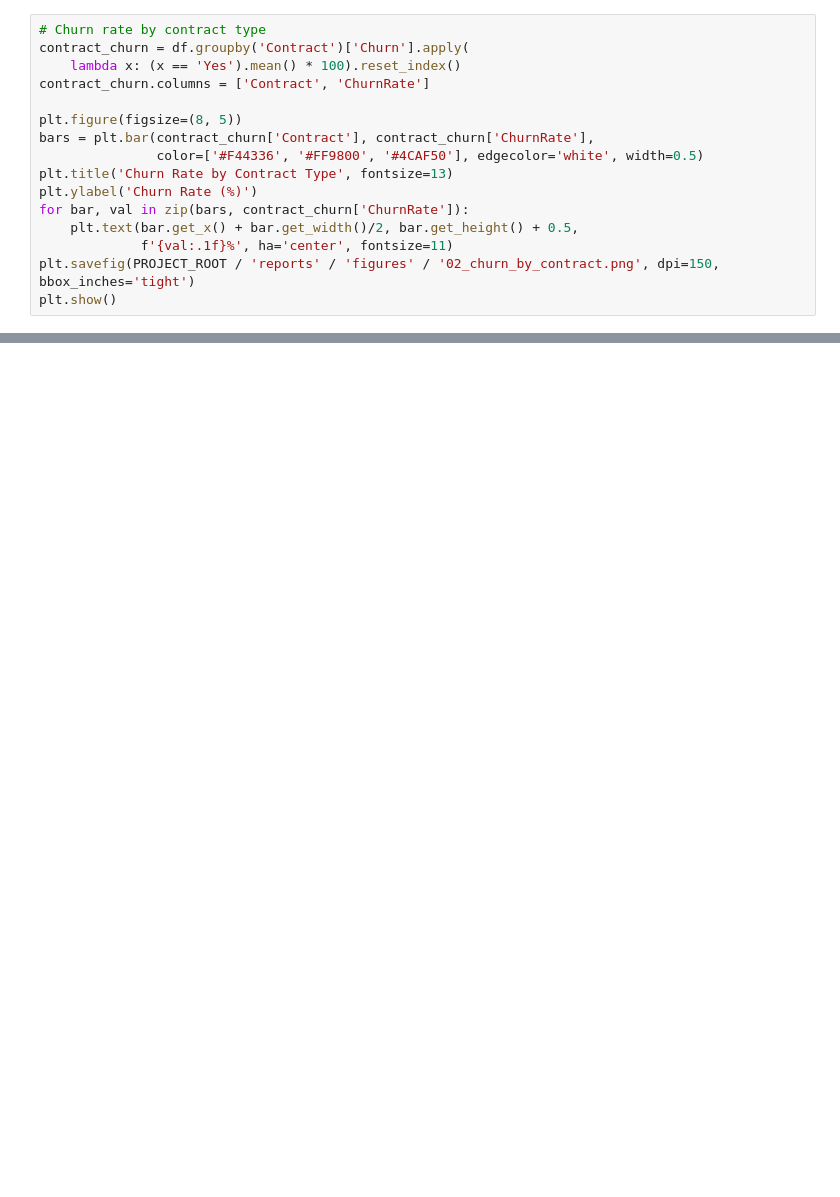
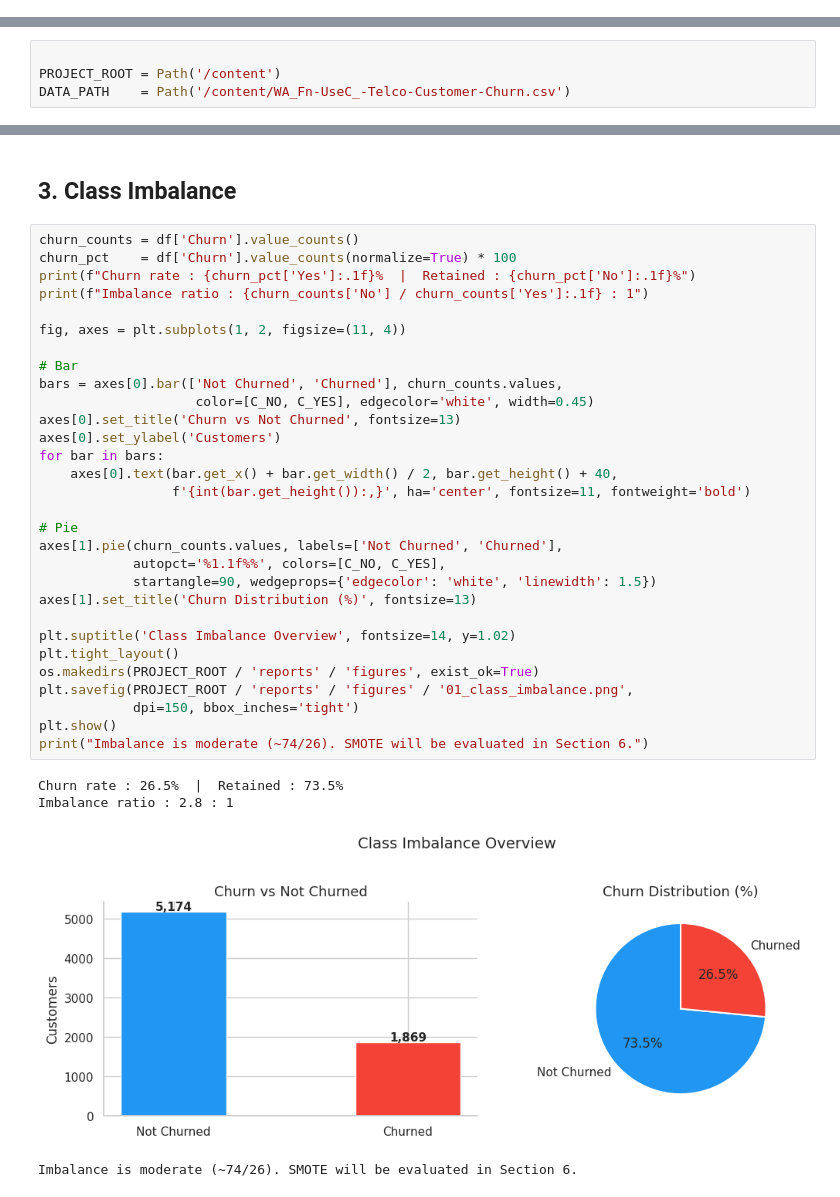
Before and after one commit to Radwan-RIMA/churnx, a Jupyter notebook: notebooks/01_EDA_and_Preprocessing.ipynb, the cells around one changed output, grey strips where cells are left out. Cells and saved outputs as stored; diff of their text form; blank space fills up the shorter version.

```diff
--- a/notebooks/01_EDA_and_Preprocessing.ipynb
+++ b/notebooks/01_EDA_and_Preprocessing.ipynb
@@ -106,16 +0,0 @@ Churn rate: 26.5%  |  Retained: 73.5%
-# %%
-# Churn rate by contract type
-contract_churn = df.groupby('Contract')['Churn'].apply(
-    lambda x: (x == 'Yes').mean() * 100).reset_index()
-contract_churn.columns = ['Contract', 'ChurnRate']
-
-plt.figure(figsize=(8, 5))
-bars = plt.bar(contract_churn['Contract'], contract_churn['ChurnRate'],
-               color=['#F44336', '#FF9800', '#4CAF50'], edgecolor='white', width=0.5)
-plt.title('Churn Rate by Contract Type', fontsize=13)
-plt.ylabel('Churn Rate (%)')
-for bar, val in zip(bars, contract_churn['ChurnRate']):
-    plt.text(bar.get_x() + bar.get_width()/2, bar.get_height() + 0.5,
-             f'{val:.1f}%', ha='center', fontsize=11)
-plt.savefig(PROJECT_ROOT / 'reports' / 'figures' / '02_churn_by_contract.png', dpi=150, bbox_inches='tight')
-plt.show()
@@ -545,0 +24,4 @@ Notebook 1 complete. Run Notebook 2 next.
+# %%
+
+PROJECT_ROOT = Path('/content')
+DATA_PATH    = Path('/content/WA_Fn-UseC_-Telco-Customer-Churn.csv')
@@ -545,0 +137,37 @@ Notebook 1 complete. Run Notebook 2 next.
+# %% [markdown]
+## 3. Class Imbalance
+# %%
+churn_counts = df['Churn'].value_counts()
+churn_pct    = df['Churn'].value_counts(normalize=True) * 100
+print(f"Churn rate : {churn_pct['Yes']:.1f}%  |  Retained : {churn_pct['No']:.1f}%")
+print(f"Imbalance ratio : {churn_counts['No'] / churn_counts['Yes']:.1f} : 1")
+
+fig, axes = plt.subplots(1, 2, figsize=(11, 4))
+
+# Bar
+bars = axes[0].bar(['Not Churned', 'Churned'], churn_counts.values,
+                    color=[C_NO, C_YES], edgecolor='white', width=0.45)
+axes[0].set_title('Churn vs Not Churned', fontsize=13)
+axes[0].set_ylabel('Customers')
+for bar in bars:
+    axes[0].text(bar.get_x() + bar.get_width() / 2, bar.get_height() + 40,
+                 f'{int(bar.get_height()):,}', ha='center', fontsize=11, fontweight='bold')
+
+# Pie
+axes[1].pie(churn_counts.values, labels=['Not Churned', 'Churned'],
+            autopct='%1.1f%%', colors=[C_NO, C_YES],
+            startangle=90, wedgeprops={'edgecolor': 'white', 'linewidth': 1.5})
+axes[1].set_title('Churn Distribution (%)', fontsize=13)
+
+plt.suptitle('Class Imbalance Overview', fontsize=14, y=1.02)
+plt.tight_layout()
+os.makedirs(PROJECT_ROOT / 'reports' / 'figures', exist_ok=True)
+plt.savefig(PROJECT_ROOT / 'reports' / 'figures' / '01_class_imbalance.png',
+            dpi=150, bbox_inches='tight')
+plt.show()
+print("Imbalance is moderate (~74/26). SMOTE will be evaluated in Section 6.")
+# %% [output]
+Churn rate : 26.5%  |  Retained : 73.5%
+Imbalance ratio : 2.8 : 1
+[figure, added]
+Imbalance is moderate (~74/26). SMOTE will be evaluated in Section 6.
```
Also changed, not shown: parts of 69 cells of this notebook, 42 other files.
